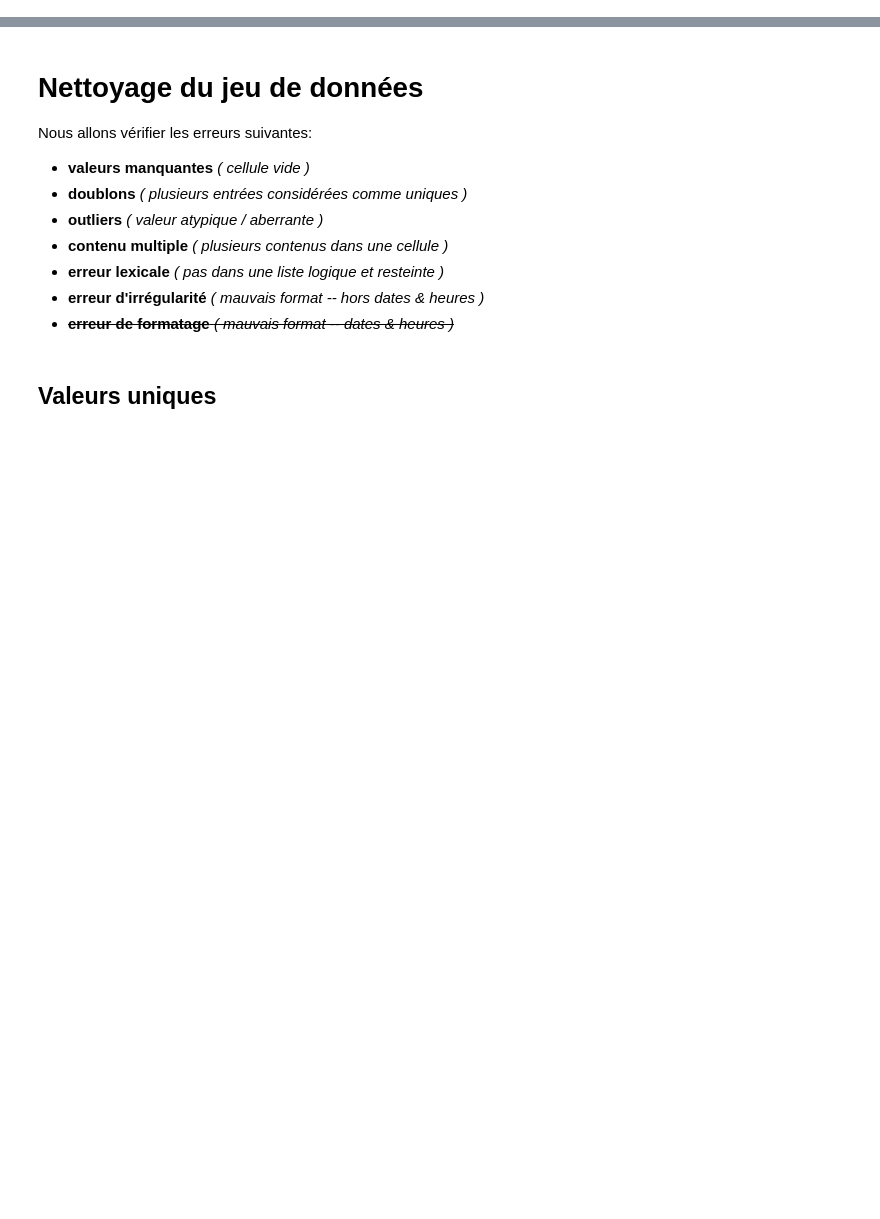
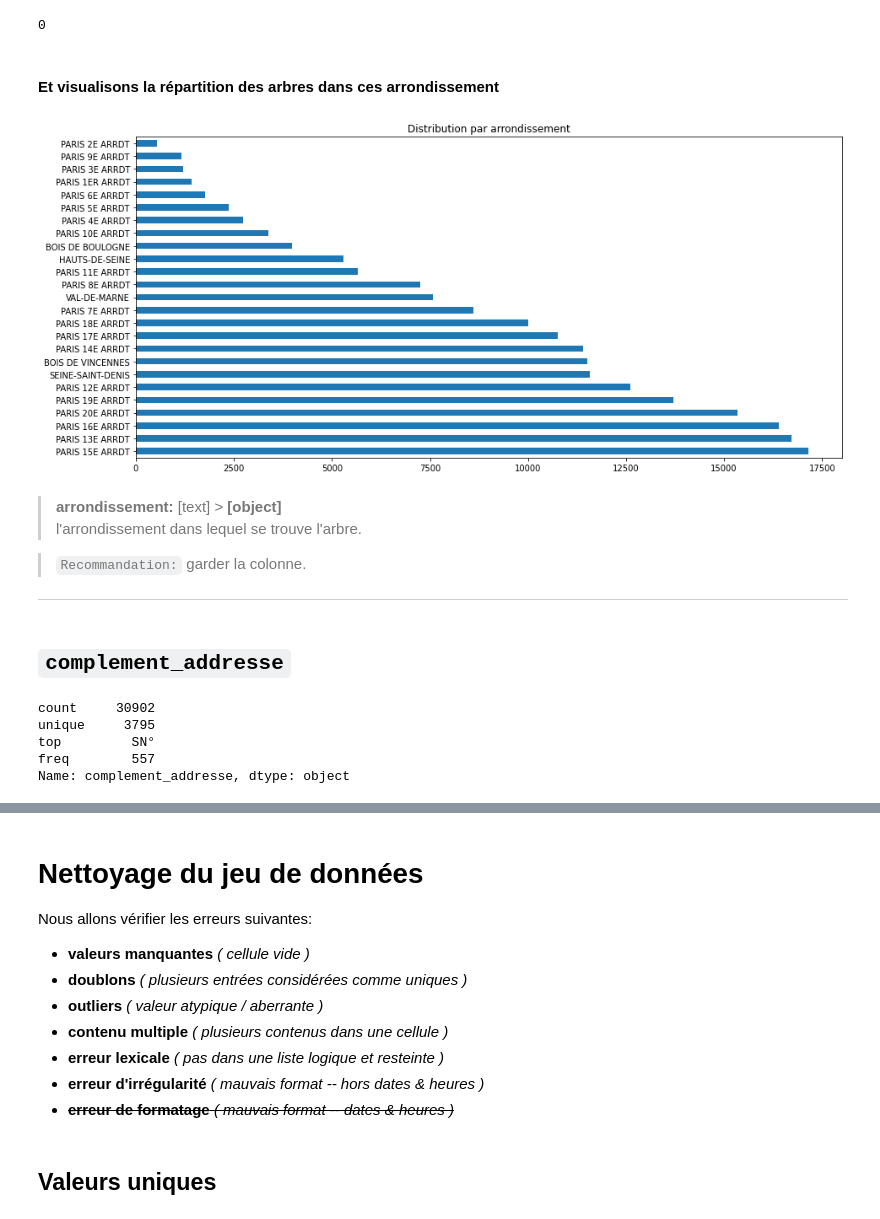
Before and after one commit to Valkea/OC_AI_02, a Jupyter notebook: EDA.ipynb, the cells around one changed output, grey strips where cells are left out. Saved outputs shown, nothing was run; the diff lists cells and outputs as text; code cells hidden in the pictures; blank space fills up the shorter version.

```diff
--- a/EDA.ipynb
+++ b/EDA.ipynb
@@ -207,0 +270,30 @@ Index(['id', 'type_emplacement', 'domanialite', 'arrondissement',
+# %%
+data['arrondissement'].isnull().sum()
+# %% [output]
+0
+# %% [markdown]
+#### Et visualisons la répartition des arbres dans ces arrondissement
+# %%
+fig = plt.figure(figsize=(15,7))
+
+data['arrondissement'].value_counts().plot(kind='barh', title="Distribution par arrondissement")
+plt.show()
+# %% [output]
+[figure, added]
+# %% [markdown]
+> **arrondissement:** [text] > **[object]**<br>
+l'arrondissement dans lequel se trouve l'arbre.<br>
+
+> `Recommandation:` garder la colonne.
+
+---
+# %% [markdown]
+## `complement_addresse`
+# %%
+data['complement_addresse'].describe()
+# %% [output]
+count     30902
+unique     3795
+top         SN°
+freq        557
+Name: complement_addresse, dtype: object
```
Also changed, not shown: parts of 141 cells of this notebook.
